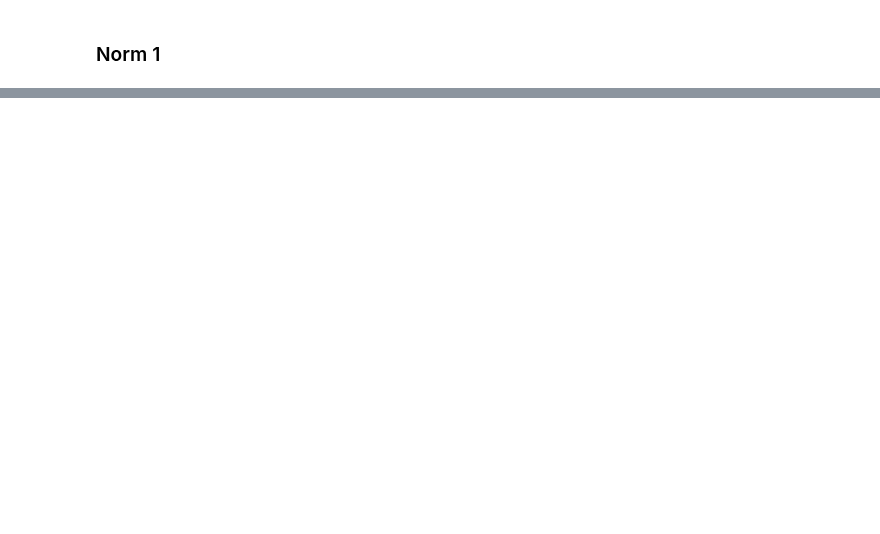
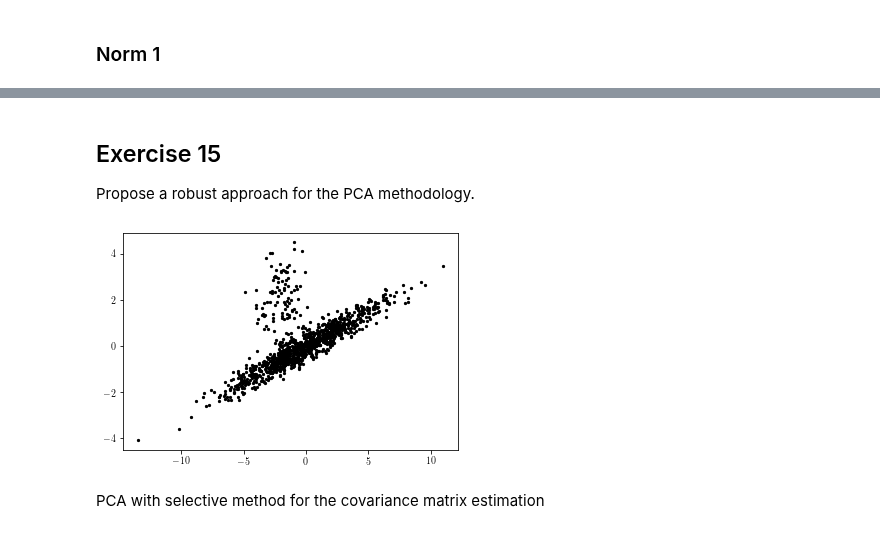
Before and after one commit to Daples/mathematical-engineering, a Jupyter notebook: 202/workshop-2/workshop-2.ipynb, the cells around one changed output, grey strips where cells are left out. Saved outputs shown, nothing was run; the diff lists cells and outputs as text; code cells hidden in the pictures; blank space fills up the shorter version.

```diff
--- a/202/workshop-2/workshop-2.ipynb
+++ b/202/workshop-2/workshop-2.ipynb
@@ -514,0 +599,20 @@ exercise_14(n, cov, og_eigvec, obs, methods, labels, 1)
+# %% [markdown]
+## Exercise 15
+Propose a robust approach for the PCA methodology.
+# %%
+# Generate contaminated dataset
+mean1 = np.zeros(2)
+mean2 = np.array([-2, 2])
+
+cov1 = np.array([[10, 3], [3, 1]])
+cov2 = np.eye(2)
+
+sample1 = np.random.multivariate_normal(mean1, cov1, size=1000)
+sample2 = np.random.multivariate_normal(mean2, cov2, size=100)
+sample = np.vstack((sample1, sample2))
+plt.scatter(sample[:, 0], sample[:, 1], c='k', s=5)
+plt.show()
+# %% [output]
+[figure, added]
+# %% [markdown]
+PCA with selective method for the covariance matrix estimation
```
Also changed, not shown: parts of 33 cells of this notebook.
